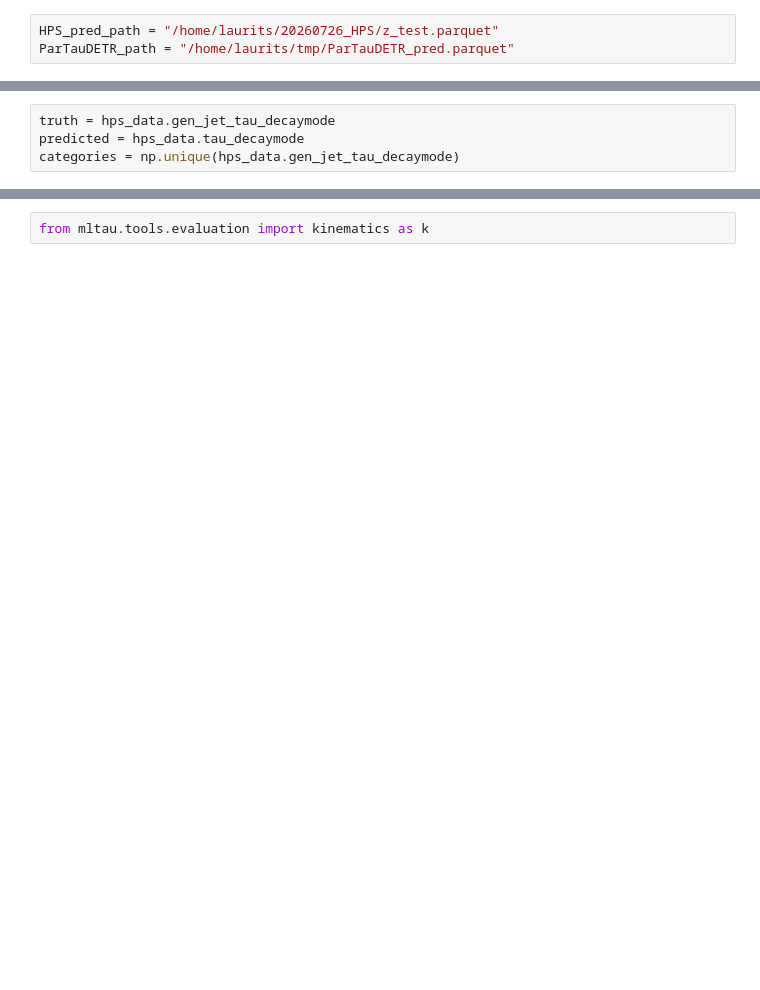
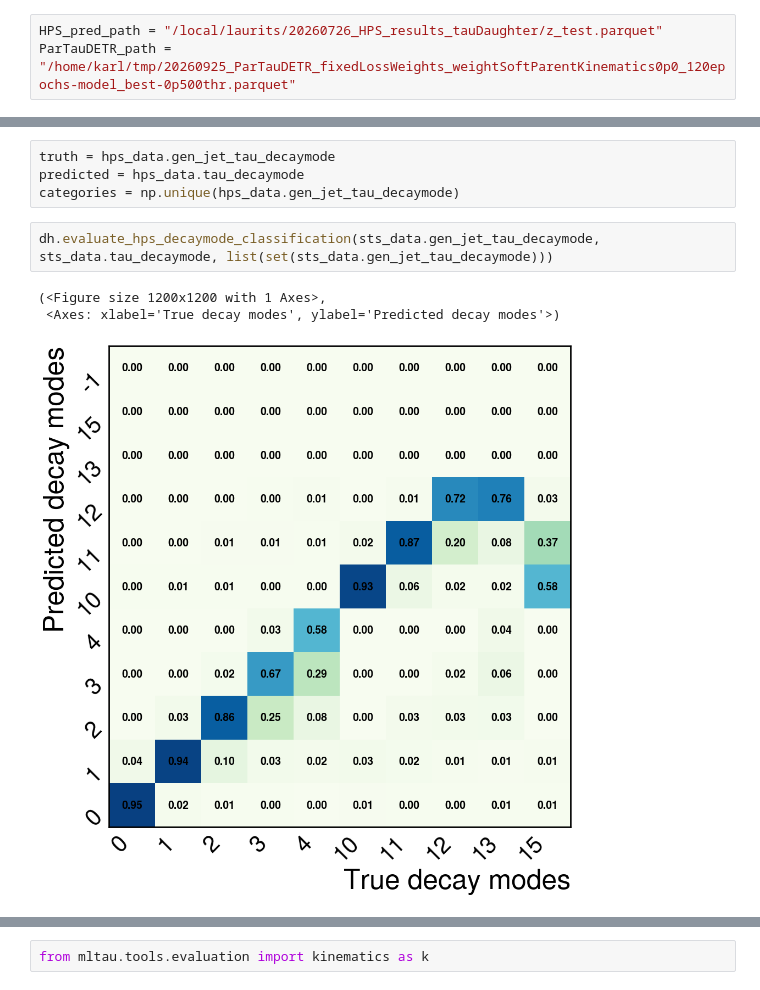
Before and after one commit to HEP-KBFI/ml-tau-model, a Jupyter notebook: mltau/notebooks/STS_model_eval_HPS.ipynb, the cells around one changed output, grey strips where cells are left out. Drawn from its saved outputs; the diff is of its cells as text; blank space fills up the shorter version.

Commit message:
Update STS eval plots

```diff
--- a/mltau/notebooks/STS_model_eval_HPS.ipynb
+++ b/mltau/notebooks/STS_model_eval_HPS.ipynb
@@ -14,8 +14,8 @@ from omegaconf import OmegaConf
 with initialize(version_base=None, config_path="../config", job_name="test_app"):
     cfg = compose(config_name="main_ParTauDETR")
 # %%
-HPS_pred_path = "/home/laurits/20260726_HPS/z_test.parquet"
-ParTauDETR_path = "/home/laurits/tmp/ParTauDETR_pred.parquet"
+HPS_pred_path = "/local/laurits/20260726_HPS_results_tauDaughter/z_test.parquet"
+ParTauDETR_path = "/home/karl/tmp/20260925_ParTauDETR_fixedLossWeights_weightSoftParentKinematics0p0_120epochs-model_best-0p500thr.parquet"
 # %%
 hps_data = ak.from_parquet(HPS_pred_path)
 sts_data = ak.from_parquet(ParTauDETR_path)
@@ -67,5 +87,11 @@ ed.plot_performance(predictions, true_hps_x)
 truth = hps_data.gen_jet_tau_decaymode
 predicted = hps_data.tau_decaymode
 categories = np.unique(hps_data.gen_jet_tau_decaymode)
+# %%
+dh.evaluate_hps_decaymode_classification(sts_data.gen_jet_tau_decaymode, sts_data.tau_decaymode, list(set(sts_data.gen_jet_tau_decaymode)))
+# %% [output]
+(<Figure size 1200x1200 with 1 Axes>,
+ <Axes: xlabel='True decay modes', ylabel='Predicted decay modes'>)
+[figure, added]
 # %%
 dh.evaluate_hps_decaymode_classification(truth, predicted, categories)
```
Also changed, not shown: parts of 8 cells of this notebook, 2 other files.
